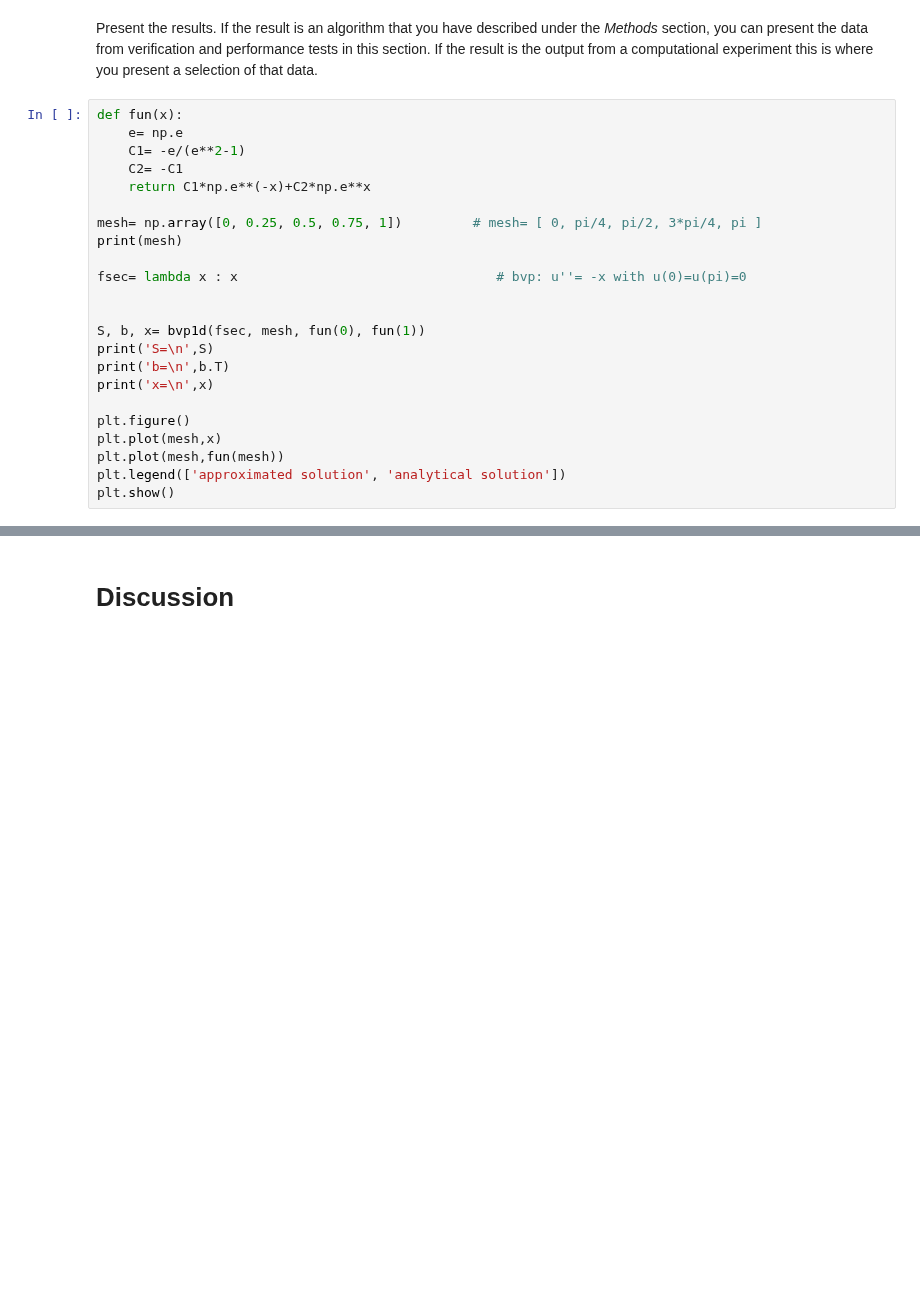
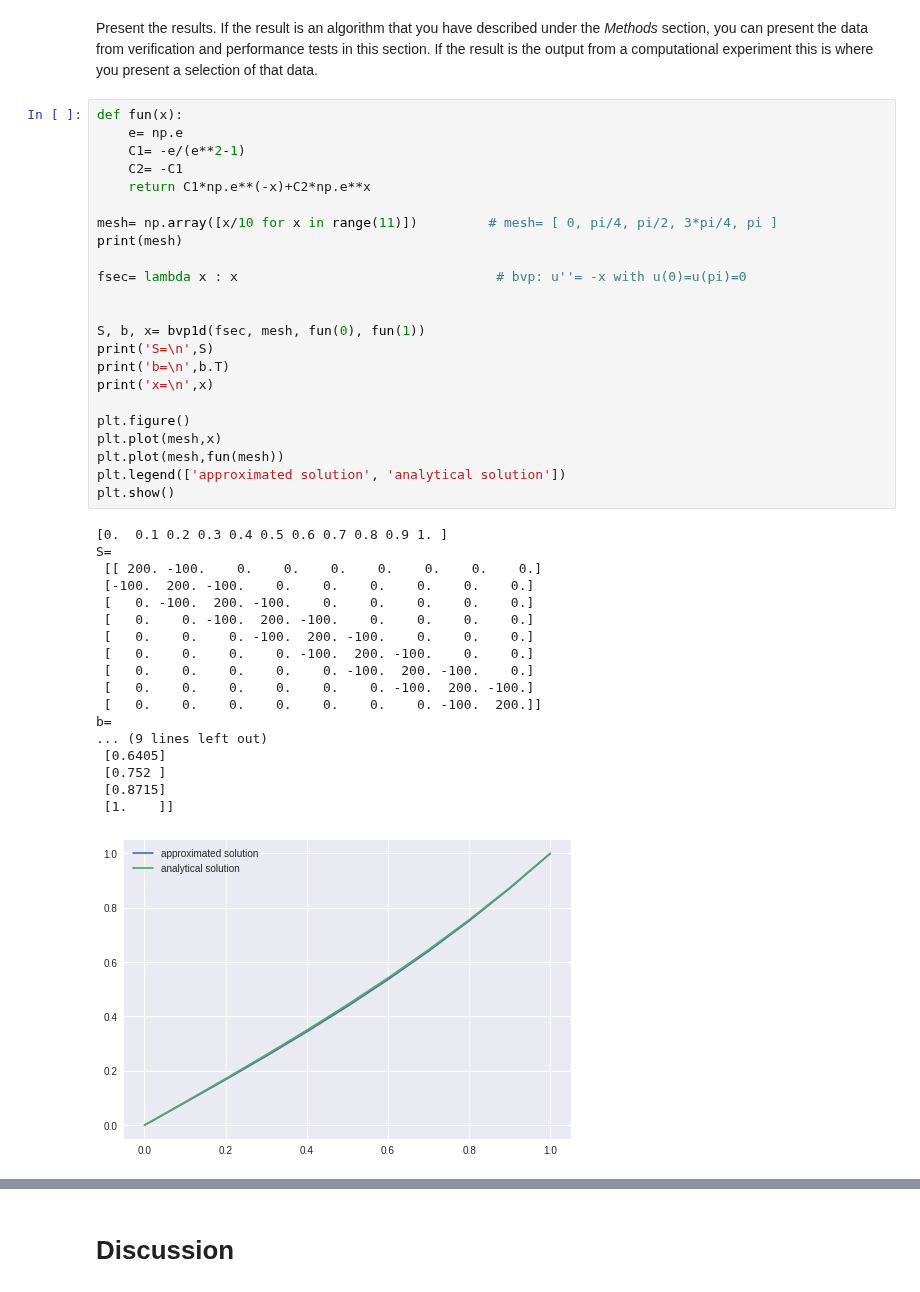
Before and after one commit to johanhoffman/DD2363-VT19, a Jupyter notebook: Lab-6/bozzato_lab6.ipynb, the cells around one changed output, grey strips where cells are left out. Saved outputs shown, nothing was run; the diff lists cells and outputs as text; blank space fills up the shorter version.

```diff
--- a/Lab-6/bozzato_lab6.ipynb
+++ b/Lab-6/bozzato_lab6.ipynb
@@ -668,23 +504,42 @@ Present the results. If the result is an algorithm that you have described under
 # %%
 def fun(x):
 	e= np.e
 	C1= -e/(e**2-1)
 	C2= -C1
 	return C1*np.e**(-x)+C2*np.e**x
 
-mesh= np.array([0, 0.25, 0.5, 0.75, 1])         # mesh= [ 0, pi/4, pi/2, 3*pi/4, pi ]
+mesh= np.array([x/10 for x in range(11)])         # mesh= [ 0, pi/4, pi/2, 3*pi/4, pi ]
 print(mesh)
 
 fsec= lambda x : x                                 # bvp: u''= -x with u(0)=u(pi)=0
 
 
 S, b, x= bvp1d(fsec, mesh, fun(0), fun(1))
 print('S=\n',S)
 print('b=\n',b.T)
 print('x=\n',x)
 
 plt.figure()
 plt.plot(mesh,x)
 plt.plot(mesh,fun(mesh))
 plt.legend(['approximated solution', 'analytical solution'])
 plt.show()
+# %% [output]
+[0.  0.1 0.2 0.3 0.4 0.5 0.6 0.7 0.8 0.9 1. ]
+S=
+ [[ 200. -100.    0.    0.    0.    0.    0.    0.    0.]
+ [-100.  200. -100.    0.    0.    0.    0.    0.    0.]
+ [   0. -100.  200. -100.    0.    0.    0.    0.    0.]
+ [   0.    0. -100.  200. -100.    0.    0.    0.    0.]
+ [   0.    0.    0. -100.  200. -100.    0.    0.    0.]
+ [   0.    0.    0.    0. -100.  200. -100.    0.    0.]
+ [   0.    0.    0.    0.    0. -100.  200. -100.    0.]
+ [   0.    0.    0.    0.    0.    0. -100.  200. -100.]
+ [   0.    0.    0.    0.    0.    0.    0. -100.  200.]]
+b=
+... (9 lines left out)
+ [0.6405]
+ [0.752 ]
+ [0.8715]
+ [1.    ]]
+[figure, added]
```
Also changed, not shown: parts of 9 cells of this notebook.
